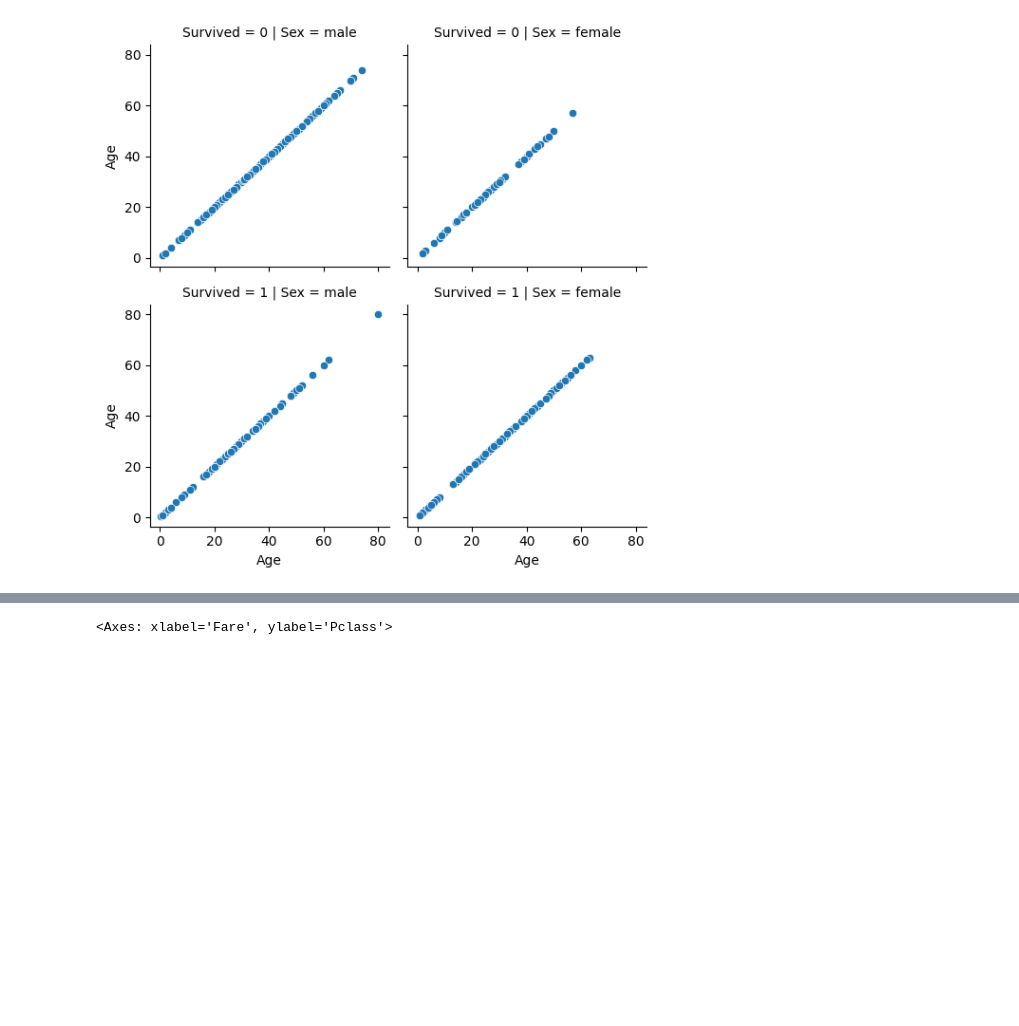
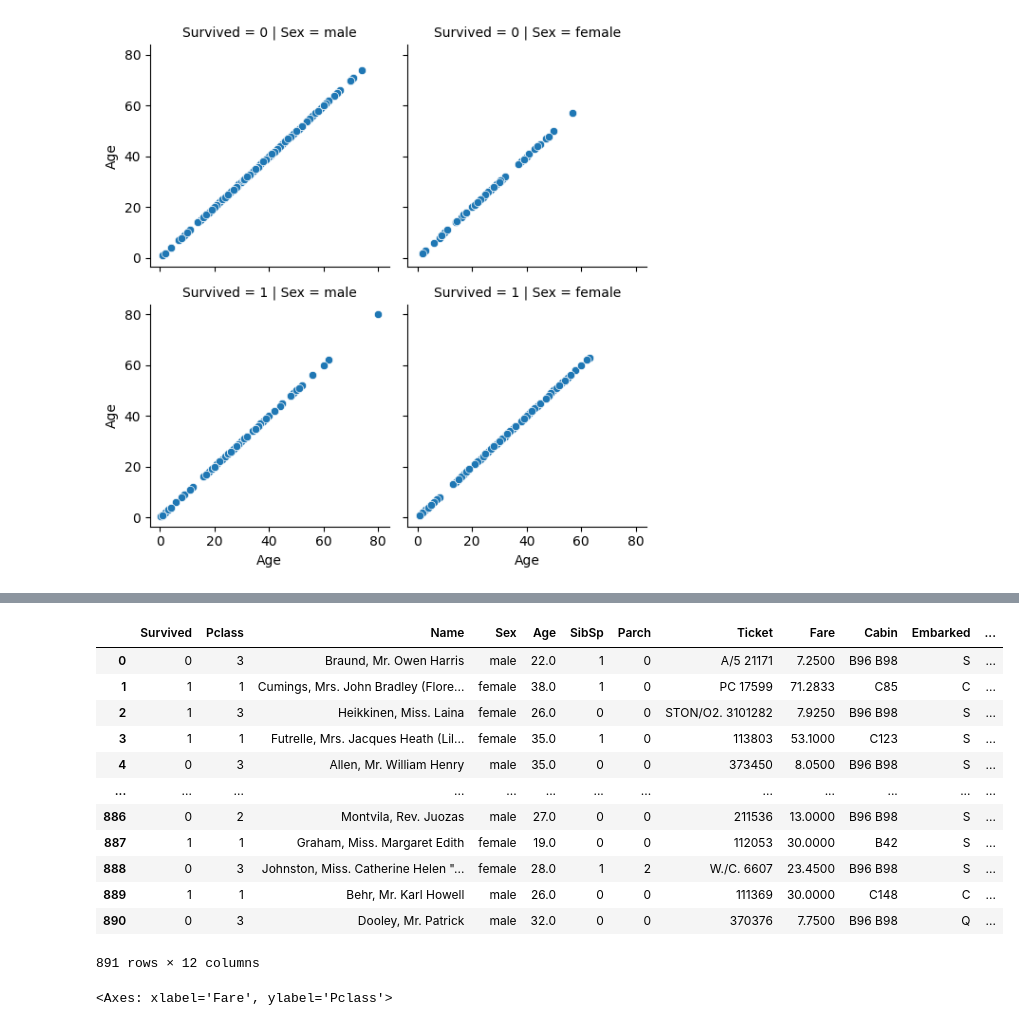
Before and after one commit to igyccmt/TitanicRepository, a Jupyter notebook: Titanic.ipynb, the cells around one changed output, grey strips where cells are left out. Drawn from its saved outputs; the diff is of its cells as text; code cells hidden in the pictures; blank space fills up the shorter version.

```diff
--- a/Titanic.ipynb
+++ b/Titanic.ipynb
@@ -68,3 +111,25 @@ sns.scatterplot(df, x = "Age", y= "Fare")
+# %%
+bins = [0, 2, 8, 15, 23, 35, 48, 65, 80]
+# %%
+labels = ["baby", "young child", "older child", "teenager", "young adult", "adult", "older adult", "elderly"]
+# %%
+df["AgeCategory"] = pd.cut(x= df["Age"], bins=bins, labels=labels)
+# %%
+df
+# %% [output]
+|  | Survived | Pclass | Name | Sex | Age | SibSp | Parch | Ticket | Fare | Cabin | Embarked | ... |
+| 0 | 0 | 3 | Braund, Mr. Owen Harris | male | 22.0 | 1 | 0 | A/5 21171 | 7.2500 | B96 B98 | S | ... |
+| 1 | 1 | 1 | Cumings, Mrs. John Bradley (Flore... | female | 38.0 | 1 | 0 | PC 17599 | 71.2833 | C85 | C | ... |
+| 2 | 1 | 3 | Heikkinen, Miss. Laina | female | 26.0 | 0 | 0 | STON/O2. 3101282 | 7.9250 | B96 B98 | S | ... |
+| 3 | 1 | 1 | Futrelle, Mrs. Jacques Heath (Lil... | female | 35.0 | 1 | 0 | 113803 | 53.1000 | C123 | S | ... |
+| 4 | 0 | 3 | Allen, Mr. William Henry | male | 35.0 | 0 | 0 | 373450 | 8.0500 | B96 B98 | S | ... |
+| ... | ... | ... | ... | ... | ... | ... | ... | ... | ... | ... | ... | ... |
+| 886 | 0 | 2 | Montvila, Rev. Juozas | male | 27.0 | 0 | 0 | 211536 | 13.0000 | B96 B98 | S | ... |
+| 887 | 1 | 1 | Graham, Miss. Margaret Edith | female | 19.0 | 0 | 0 | 112053 | 30.0000 | B42 | S | ... |
+| 888 | 0 | 3 | Johnston, Miss. Catherine Helen "... | female | 28.0 | 1 | 2 | W./C. 6607 | 23.4500 | B96 B98 | S | ... |
+| 889 | 1 | 1 | Behr, Mr. Karl Howell | male | 26.0 | 0 | 0 | 111369 | 30.0000 | C148 | C | ... |
+| 890 | 0 | 3 | Dooley, Mr. Patrick | male | 32.0 | 0 | 0 | 370376 | 7.7500 | B96 B98 | Q | ... |
+891 rows × 12 columns
 # %%
 sns.scatterplot(df, x= "Fare", y="Pclass")
 #While the fare for 3rd and 2nd class can only go up to 100$, 1st class fares can go upto 500$+.
```
Also changed, not shown: parts of 22 cells of this notebook.
